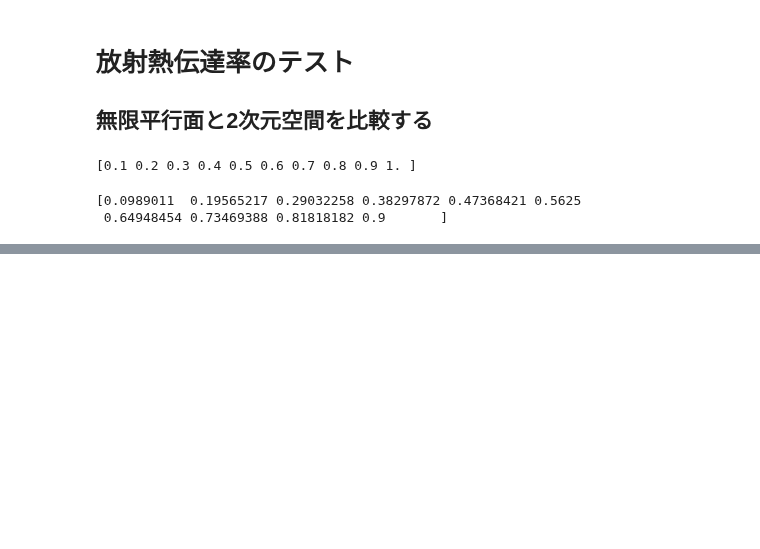
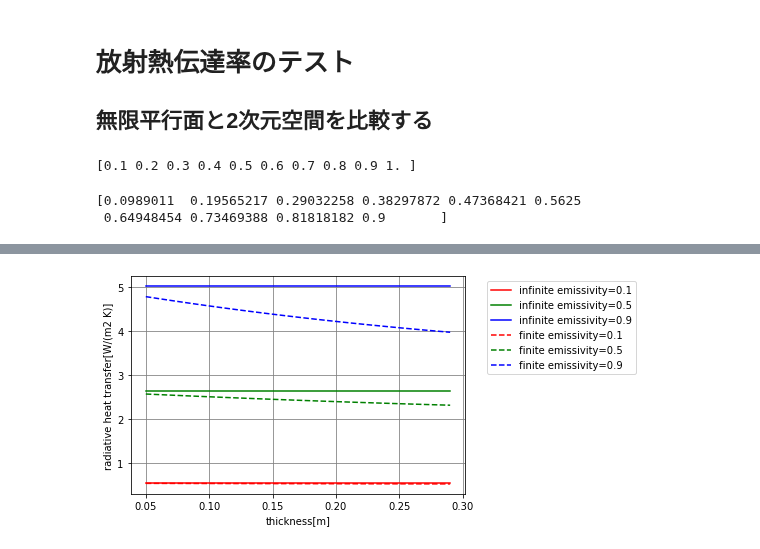
Before and after one commit to BRI-EES-House/03_ventilation_layer, a Jupyter notebook: valid_radiative_heat_transfer.ipynb, the cells around one changed output, grey strips where cells are left out. Cells and saved outputs as stored; diff of their text form; code cells hidden in the pictures; blank space fills up the shorter version.

```diff
--- a/valid_radiative_heat_transfer.ipynb
+++ b/valid_radiative_heat_transfer.ipynb
@@ -4,6 +5,10 @@ import heat_transfer_coefficient as htc
 # %% [markdown]
 # 放射熱伝達率のテスト
 ## 無限平行面と2次元空間を比較する
+# %%
+# 表面温度の設定
+theta_1 = 20.0
+theta_2 = 15.0
 # %%
 # 面1の放射率
 eps1 = 0.9
@@ -34,0 +86,28 @@ TypeError: ufunc 'bitwise_xor' not supported for the input types, and the inputs
+# %%
+# グラフの描画（中空層厚さ別）
+fig1 = plt.figure()
+ax1 = fig1.subplots()
+
+ax1.set_xlabel('thickness[m]')
+ax1.set_ylabel('radiative heat transfer[W/(m2 K)]')
+
+plt.grid(which='major', color='gray', linestyle='-')
+plt.grid(which='minor', color='gray', linestyle='-')
+
+plt.plot(l_d, np.full(25,infinite_rad_heat_transfer[0]),linestyle='solid',
+         color='r', label='infinite emissivity=0.1')
+plt.plot(l_d, np.full(25,infinite_rad_heat_transfer[4]),linestyle='solid',
+         color='g', label='infinite emissivity=0.5')
+plt.plot(l_d, np.full(25,infinite_rad_heat_transfer[9]),linestyle='solid',
+         color='b', label='infinite emissivity=0.9')
+plt.plot(l_d, finite_rad_heat_transfer[:,0],linestyle='dashed',
+         color='r', label='finite emissivity=0.1')
+plt.plot(l_d, finite_rad_heat_transfer[:,4],linestyle='dashed',
+         color='g', label='finite emissivity=0.5')
+plt.plot(l_d, finite_rad_heat_transfer[:,9],linestyle='dashed',
+         color='b', label='finite emissivity=0.9')
+
+plt.legend(bbox_to_anchor=(1.05, 1), loc='upper left')
+plt.show()
+# %% [output]
+[figure, added]
```
Also changed, not shown: parts of 4 cells of this notebook.
